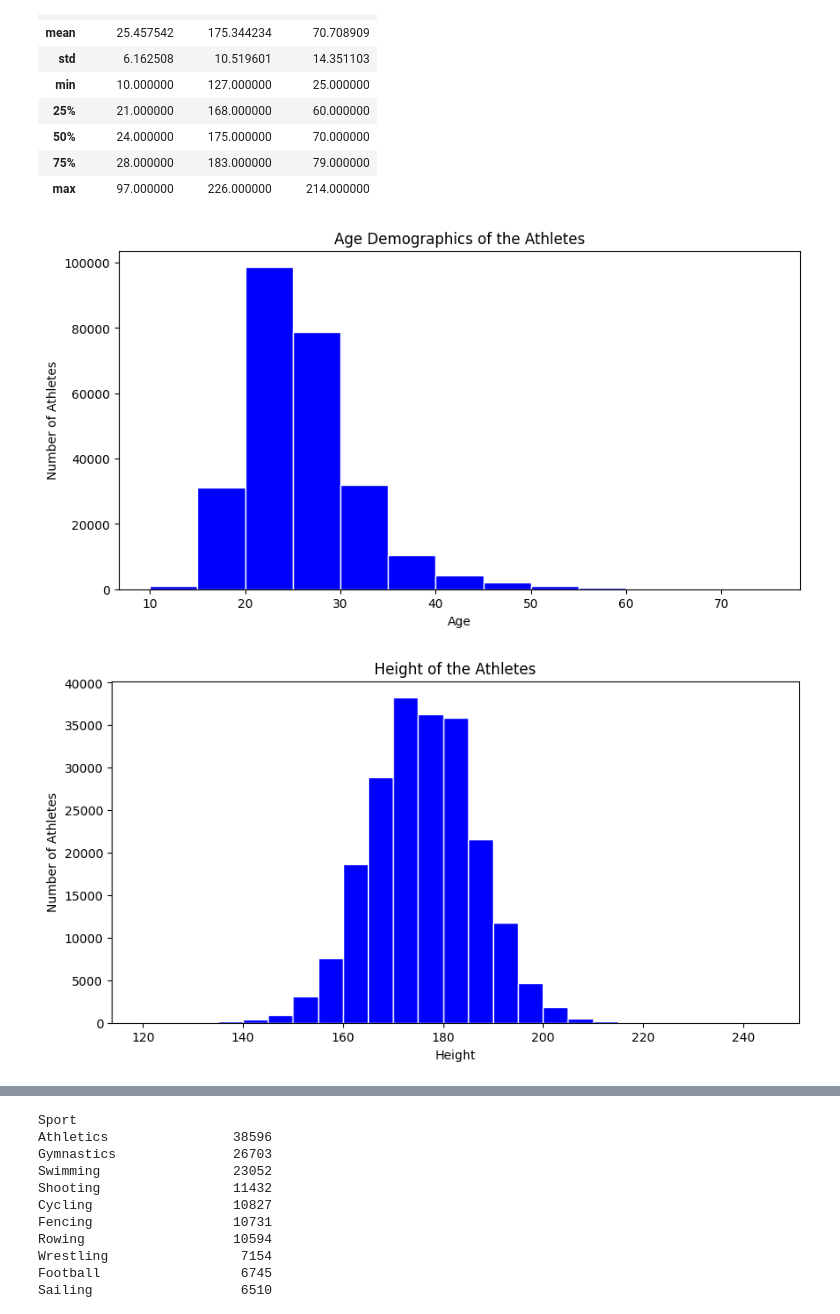
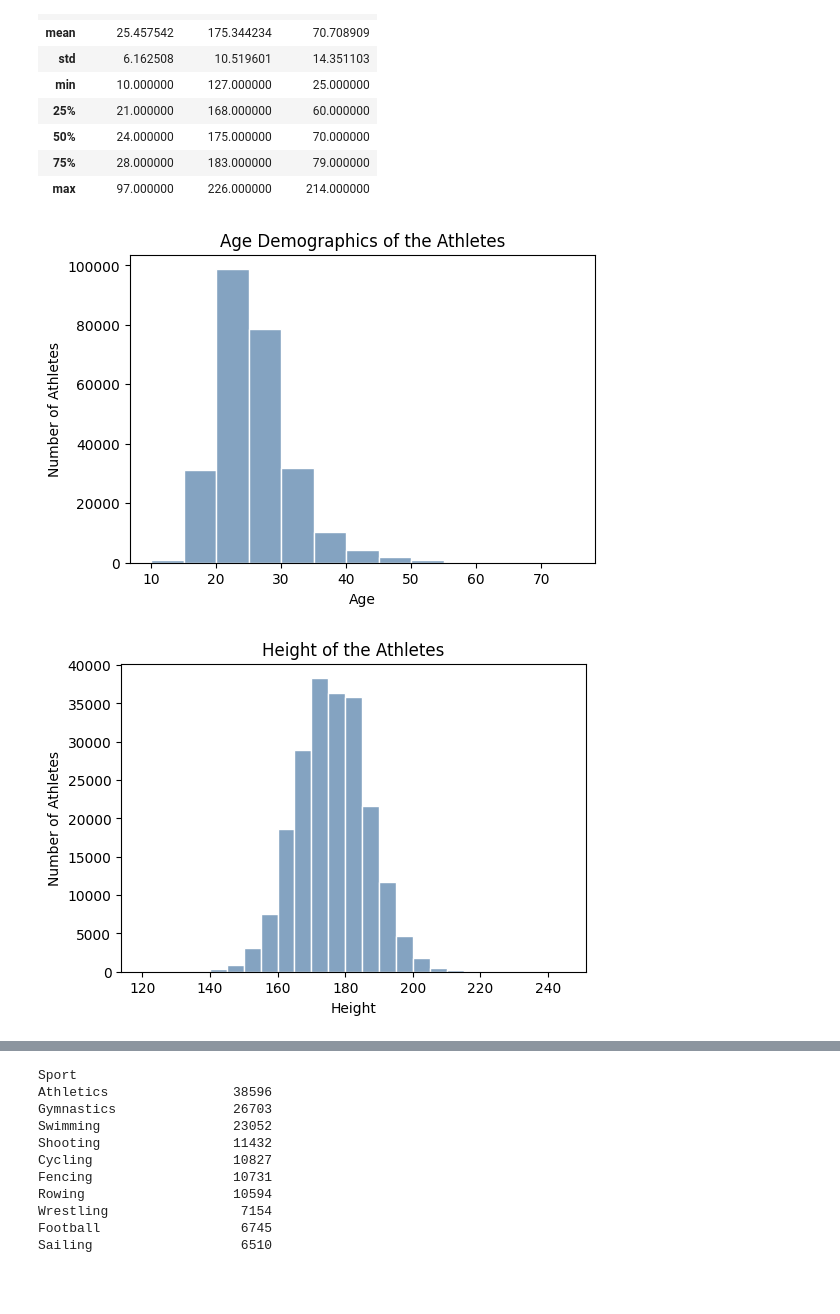
Before and after one commit to Sahil-987/Olympic-Dataset-Analysis, a Jupyter notebook: main.ipynb, the cells around one changed output, grey strips where cells are left out. Drawn from its saved outputs; the diff is of its cells as text; code cells hidden in the pictures; blank space fills up the shorter version.

Commit message:
updating bar graph for age, weight, height

```diff
--- a/main.ipynb
+++ b/main.ipynb
@@ -325,22 +325,22 @@ df_final[['Age','Height', 'Weight']].describe()
 | max | 97.000000 | 226.000000 | 214.000000 |
 # %%
 #Age Demographics of the Athletes
-plt.figure(figsize=(10, 5))
+plt.figure(figsize=(6, 4))
 plt.title("Age Demographics of the Athletes")
 plt.xlabel('Age')
 plt.ylabel('Number of Athletes')
-plt.hist(df_final.Age, bins = np.arange(10,80,5), color='blue', edgecolor='white')
+plt.hist(df_final.Age, bins = np.arange(10,80,5), color=(0.2, 0.4, 0.6, 0.6), edgecolor='white')
 plt.show()
 # %% [output]
-[figure, old version]
+[figure, new version]
 # %%
 #Height Demographics of the Athletes
-plt.figure(figsize=(10, 5))
+plt.figure(figsize=(6, 4))
 plt.title("Height of the Athletes")
 plt.xlabel('Height')
 plt.ylabel('Number of Athletes')
-plt.hist(df_final.Height, bins = np.arange(120,250,5), color='blue', edgecolor='white')
+plt.hist(df_final.Height, bins = np.arange(120,250,5), color=(0.2, 0.4, 0.6, 0.6), edgecolor='white')
 plt.show()
 # %% [output]
-[figure, old version]
+[figure, new version]
 # %%
```
Also changed, not shown: parts of 1 cell of this notebook.
